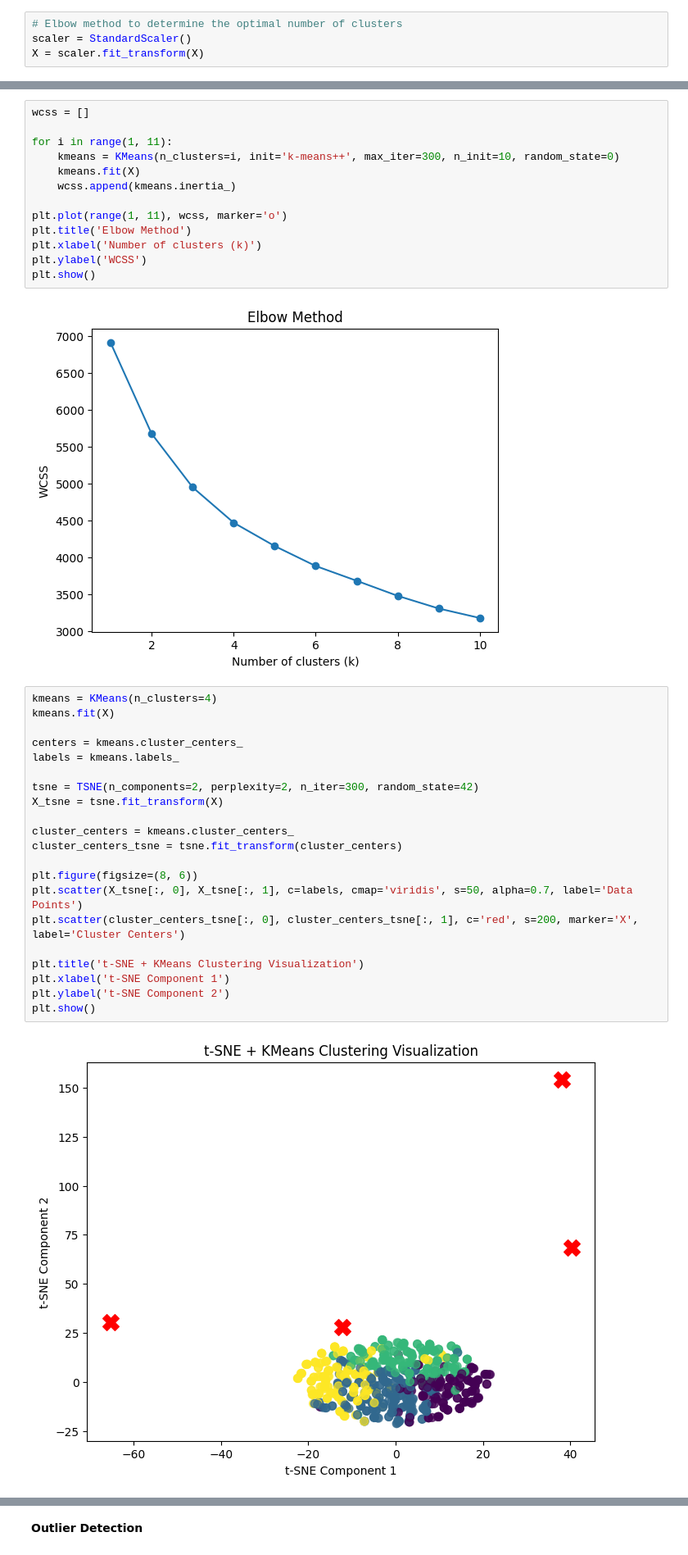
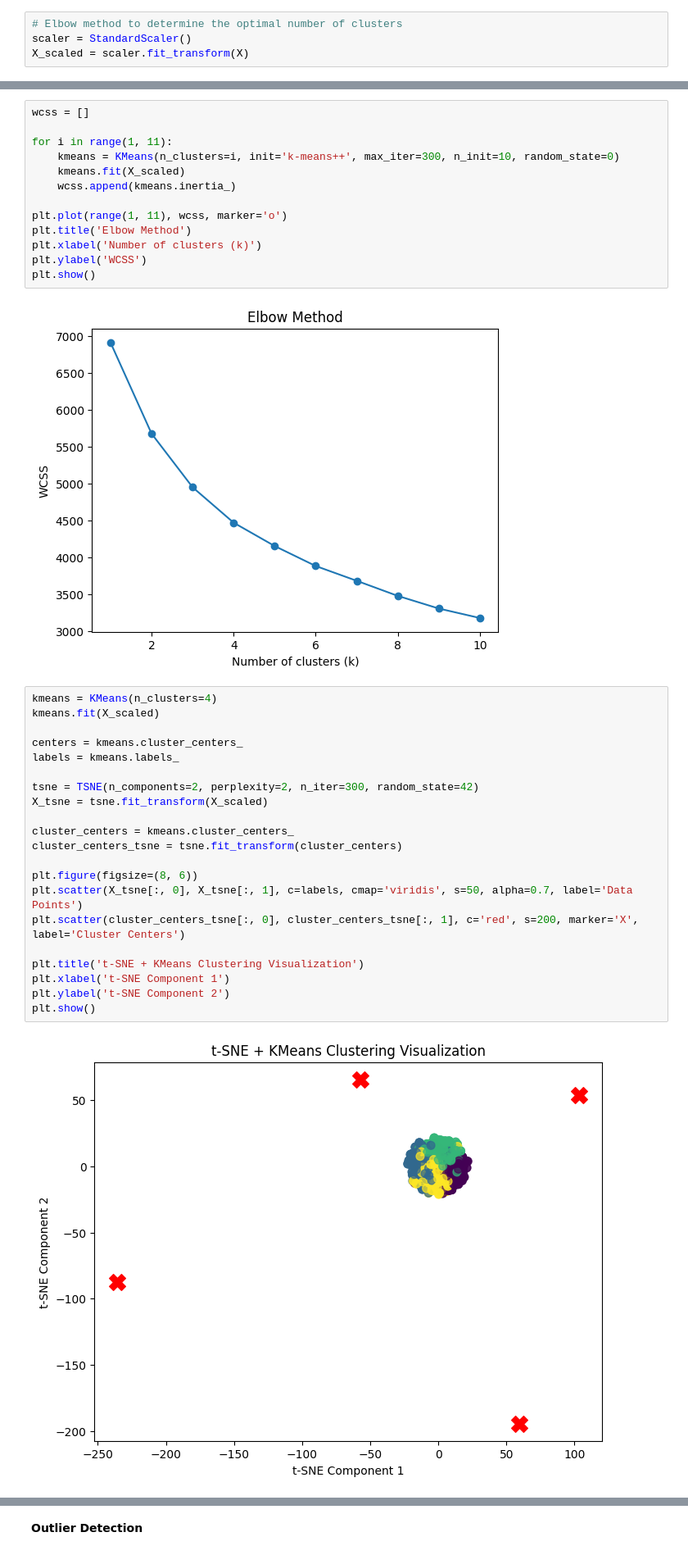
Before and after one commit to rhiats/pimaSpec, a Jupyter notebook: pima.ipynb, the cells around one changed output, grey strips where cells are left out. Shown at 82% size. Saved outputs shown, nothing was run; the diff lists cells and outputs as text.

```diff
--- a/pima.ipynb
+++ b/pima.ipynb
@@ -272,7 +270,7 @@ See the caveats in the documentation: https://pandas.pydata.org/pandas-docs/stab
 # %%
 # Elbow method to determine the optimal number of clusters
 scaler = StandardScaler()
-X = scaler.fit_transform(X)
+X_scaled = scaler.fit_transform(X)
 # %%
 #t-SNE (t-distributed Stochastic Neighbor Embedding) to vizualize the cluster
 from sklearn.manifold import TSNE
@@ -292,7 +304,7 @@ wcss = []
 
 for i in range(1, 11):
     kmeans = KMeans(n_clusters=i, init='k-means++', max_iter=300, n_init=10, random_state=0)
-    kmeans.fit(X)
+    kmeans.fit(X_scaled)
     wcss.append(kmeans.inertia_)
 
 plt.plot(range(1, 11), wcss, marker='o')
@@ -304,24 +316,24 @@ plt.show()
 [figure]
 # %%
 kmeans = KMeans(n_clusters=4)
-kmeans.fit(X)
+kmeans.fit(X_scaled)
 
 centers = kmeans.cluster_centers_
 labels = kmeans.labels_
 
 tsne = TSNE(n_components=2, perplexity=2, n_iter=300, random_state=42)
-X_tsne = tsne.fit_transform(X)
+X_tsne = tsne.fit_transform(X_scaled)
 
 cluster_centers = kmeans.cluster_centers_
 cluster_centers_tsne = tsne.fit_transform(cluster_centers)
 
 plt.figure(figsize=(8, 6))
 plt.scatter(X_tsne[:, 0], X_tsne[:, 1], c=labels, cmap='viridis', s=50, alpha=0.7, label='Data Points')
 plt.scatter(cluster_centers_tsne[:, 0], cluster_centers_tsne[:, 1], c='red', s=200, marker='X', label='Cluster Centers')
 
 plt.title('t-SNE + KMeans Clustering Visualization')
 plt.xlabel('t-SNE Component 1')
 plt.ylabel('t-SNE Component 2')
 plt.show()
 # %% [output]
-[figure, old version]
+[figure, new version]
```
Also changed, not shown: parts of 6 cells of this notebook.
